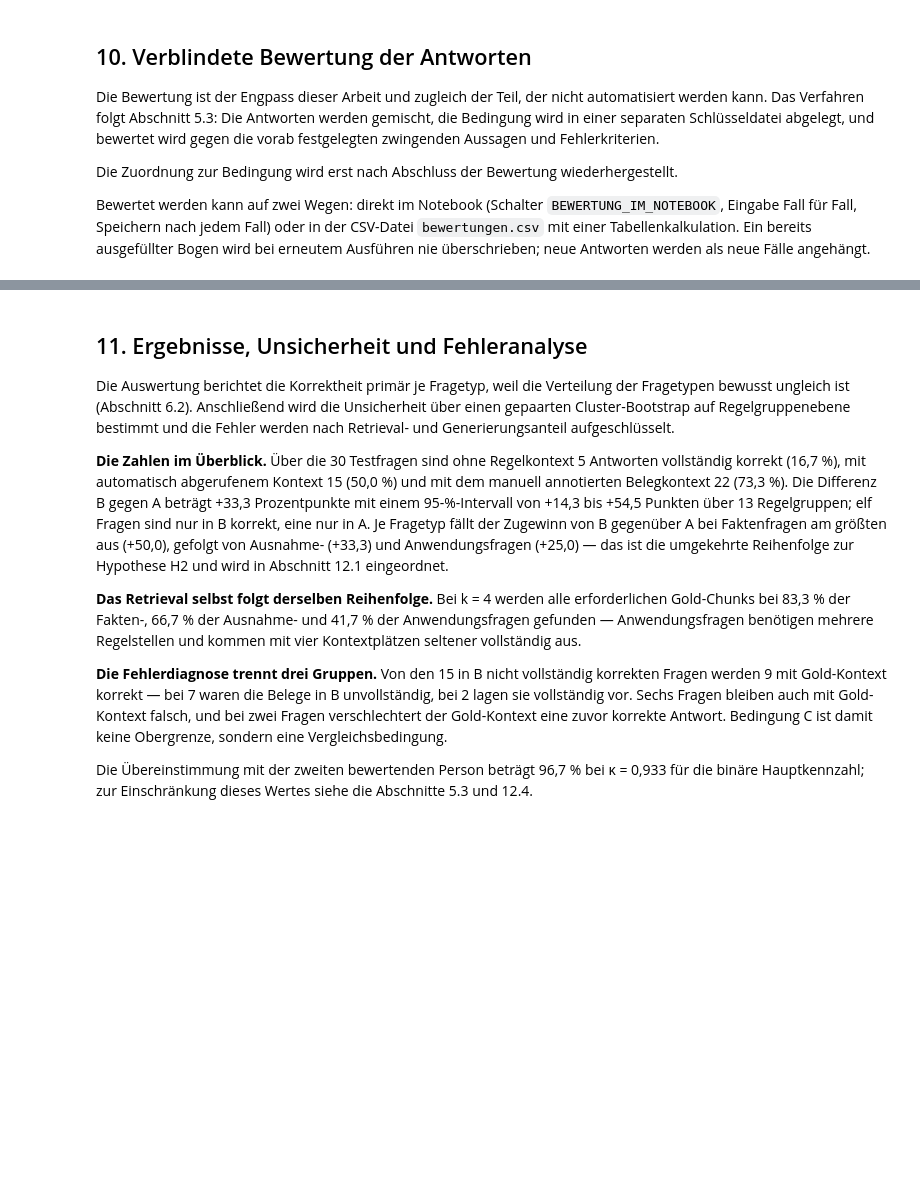
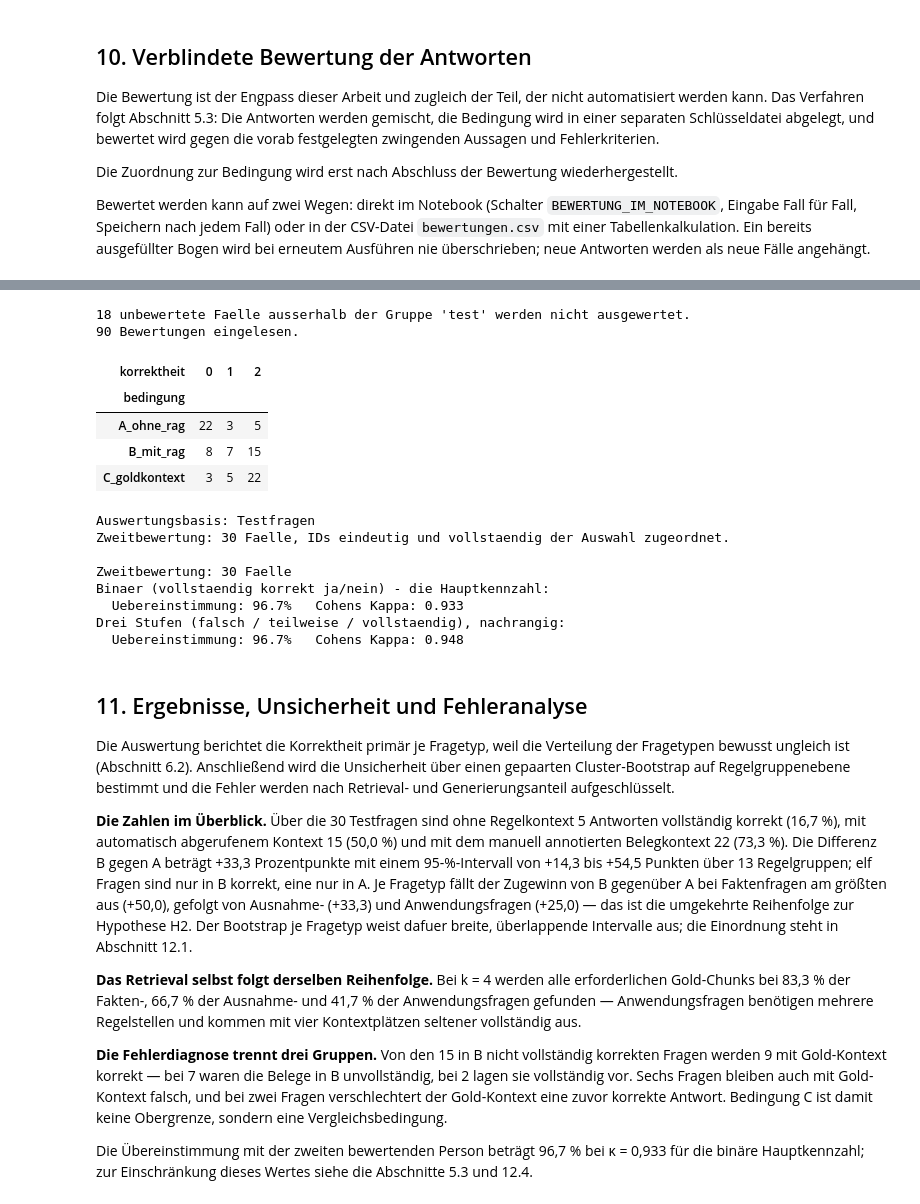
Before and after one commit to Oz1904/nlp-catan-rag-kiraz, a Jupyter notebook: NLP_Hausarbeit_CATAN_RAG.ipynb, the cells around one changed output, grey strips where cells are left out. Saved outputs shown, nothing was run; the diff lists cells and outputs as text; code cells hidden in the pictures; blank space fills up the shorter version.

```diff
--- a/NLP_Hausarbeit_CATAN_RAG.ipynb
+++ b/NLP_Hausarbeit_CATAN_RAG.ipynb
@@ -4382,39 +4711,62 @@ if ZWEITBEWERTUNG.exists() and len(auswertung):
     else:
         print(f"Zweitbewertung: {len(zweit)} Faelle, IDs eindeutig und "
               f"vollstaendig der Auswahl zugeordnet.")
 
     paare = bewertungen.merge(
         zweit[["fall_id", "korrektheit"]].assign(korrektheit=lambda d: d["korrektheit"].astype(int)),
         on="fall_id", suffixes=("", "_zweit"))
     beobachtet = (paare["korrektheit"] == paare["korrektheit_zweit"]).mean()
     haeufig_a = paare["korrektheit"].value_counts(normalize=True)
     haeufig_b = paare["korrektheit_zweit"].value_counts(normalize=True)
     zufall = sum(haeufig_a.get(k, 0) * haeufig_b.get(k, 0) for k in [0, 1, 2])
     kappa = (beobachtet - zufall) / (1 - zufall) if zufall < 1 else float("nan")
 
     # Massgeblich ist die binaere Hauptkennzahl "vollstaendig korrekt oder nicht".
     binaer_a = (paare["korrektheit"] == 2).astype(int)
     binaer_b = (paare["korrektheit_zweit"] == 2).astype(int)
     beob_bin = (binaer_a == binaer_b).mean()
     zufall_bin = sum(binaer_a.eq(k).mean() * binaer_b.eq(k).mean() for k in (0, 1))
     kappa_bin = (beob_bin - zufall_bin) / (1 - zufall_bin) if zufall_bin < 1 else float("nan")
 
     print(f"\nZweitbewertung: {len(paare)} Faelle")
     print(f"Binaer (vollstaendig korrekt ja/nein) - die Hauptkennzahl:")
     print(f"  Uebereinstimmung: {beob_bin:.1%}   Cohens Kappa: {kappa_bin:.3f}")
     print(f"Drei Stufen (falsch / teilweise / vollstaendig), nachrangig:")
     print(f"  Uebereinstimmung: {beobachtet:.1%}   Cohens Kappa: {kappa:.3f}")
+elif ZWEITBEWERTUNG.exists():
+    # Die Datei liegt vor, aber ohne ausgewertete Erstbewertung gibt es nichts
+    # zu vergleichen. Das ist kein fehlender Nachweis, sondern ein
+    # unvollstaendiger Lauf.
+    print("\nZweitbewertung vorhanden, aber ohne ausgewertete Erstbewertung "
+          "nicht vergleichbar. Uebereinstimmung wird in diesem Lauf nicht "
+          "berechnet.")
 else:
     print("\nKeine Zweitbewertung vorhanden.")
     print("EINSCHRAENKUNG fuer die Reflexion: Alle Antworten wurden von einer")
     print("einzigen Person bewertet. Die Zuverlaessigkeit der Bewertung konnte")
     print("nicht unabhaengig geprueft werden.")
+# %% [output]
+18 unbewertete Faelle ausserhalb der Gruppe 'test' werden nicht ausgewertet.
+90 Bewertungen eingelesen.
+| korrektheit | 0 | 1 | 2 |
+| bedingung |  |  |  |
+| A_ohne_rag | 22 | 3 | 5 |
+| B_mit_rag | 8 | 7 | 15 |
+| C_goldkontext | 3 | 5 | 22 |
+Auswertungsbasis: Testfragen
+Zweitbewertung: 30 Faelle, IDs eindeutig und vollstaendig der Auswahl zugeordnet.
+
+Zweitbewertung: 30 Faelle
+Binaer (vollstaendig korrekt ja/nein) - die Hauptkennzahl:
+  Uebereinstimmung: 96.7%   Cohens Kappa: 0.933
+Drei Stufen (falsch / teilweise / vollstaendig), nachrangig:
+  Uebereinstimmung: 96.7%   Cohens Kappa: 0.948
 # %% [markdown]
 ## 11. Ergebnisse, Unsicherheit und Fehleranalyse <a id="11-ergebnisse"></a>
 
 Die Auswertung berichtet die Korrektheit primär je Fragetyp, weil die Verteilung der Fragetypen bewusst ungleich ist (Abschnitt 6.2). Anschließend wird die Unsicherheit über einen gepaarten Cluster-Bootstrap auf Regelgruppenebene bestimmt und die Fehler werden nach Retrieval- und Generierungsanteil aufgeschlüsselt.
 
-**Die Zahlen im Überblick.** Über die 30 Testfragen sind ohne Regelkontext 5 Antworten vollständig korrekt (16,7 %), mit automatisch abgerufenem Kontext 15 (50,0 %) und mit dem manuell annotierten Belegkontext 22 (73,3 %). Die Differenz B gegen A beträgt +33,3 Prozentpunkte mit einem 95-%-Intervall von +14,3 bis +54,5 Punkten über 13 Regelgruppen; elf Fragen sind nur in B korrekt, eine nur in A. Je Fragetyp fällt der Zugewinn von B gegenüber A bei Faktenfragen am größten aus (+50,0), gefolgt von Ausnahme- (+33,3) und Anwendungsfragen (+25,0) — das ist die umgekehrte Reihenfolge zur Hypothese H2 und wird in Abschnitt 12.1 eingeordnet.
+**Die Zahlen im Überblick.** Über die 30 Testfragen sind ohne Regelkontext 5 Antworten vollständig korrekt (16,7 %), mit automatisch abgerufenem Kontext 15 (50,0 %) und mit dem manuell annotierten Belegkontext 22 (73,3 %). Die Differenz B gegen A beträgt +33,3 Prozentpunkte mit einem 95-%-Intervall von +14,3 bis +54,5 Punkten über 13 Regelgruppen; elf Fragen sind nur in B korrekt, eine nur in A. Je Fragetyp fällt der Zugewinn von B gegenüber A bei Faktenfragen am größten aus (+50,0), gefolgt von Ausnahme- (+33,3) und Anwendungsfragen (+25,0) — das ist die umgekehrte Reihenfolge zur Hypothese H2. Der Bootstrap je Fragetyp weist dafuer breite, überlappende Intervalle aus; die Einordnung steht in Abschnitt 12.1.
 
 **Das Retrieval selbst folgt derselben Reihenfolge.** Bei k = 4 werden alle erforderlichen Gold-Chunks bei 83,3 % der Fakten-, 66,7 % der Ausnahme- und 41,7 % der Anwendungsfragen gefunden — Anwendungsfragen benötigen mehrere Regelstellen und kommen mit vier Kontextplätzen seltener vollständig aus.
 
```
Also changed, not shown: parts of 28 cells of this notebook.
